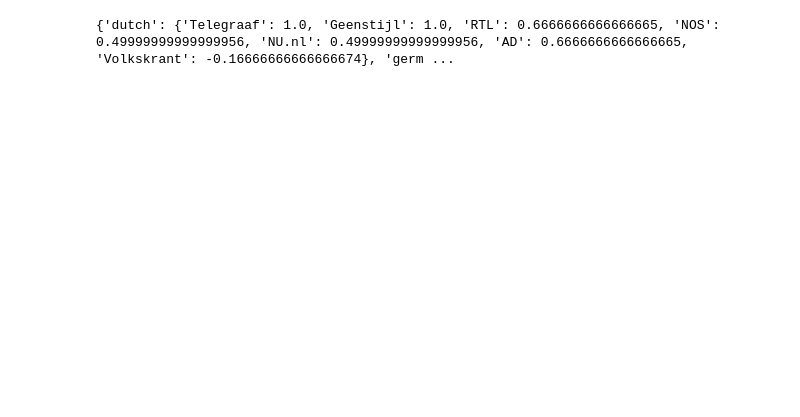
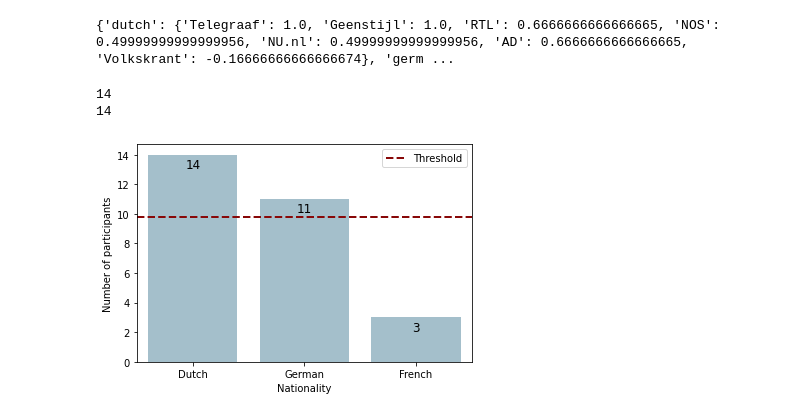
Before and after one commit to teauteau/ir_personalisation, a Jupyter notebook: data_analyzation.ipynb, the cells around one changed output. Drawn from its saved outputs; the diff is of its cells as text; code cells hidden in the pictures; blank space fills up the shorter version.

```diff
--- a/data_analyzation.ipynb
+++ b/data_analyzation.ipynb
@@ -229,3 +229,52 @@ french_df = french_df.fillna(0)
 dutch_df_extended = compute_scores(dutch_df, 'dutch')
 german_df_extended = compute_scores(german_df, 'german')
 french_df_extended = compute_scores(french_df, 'french')
+# %%
+df_together = pd.concat([dutch_df_extended, german_df_extended], ignore_index=True)
+df_together = pd.concat([df_together, french_df_extended], ignore_index=True)
+df_m = df_together[df_together['Gender'] == 'm']  # Male DataFrame
+df_f = df_together[df_together['Gender'] == 'f']  # Female DataFrame
+print(len(df_m))
+print(len(df_f))
+# %% [output]
+14
+14
+# %%
+import pandas as pd
+import seaborn as sns
+import matplotlib.pyplot as plt
+from matplotlib.lines import Line2D  # Import for custom legend line
+
+
+# Assuming 'df' is your pandas DataFrame
+# sns.set_palette("Blues")  # You can use other palettes like "Set1", "viridis", etc.
+
+# Create the count plot
+ax = sns.countplot(x='Nationality', data=df_together, color='#9dc1d2')
+
+# Add labels and title for better readability
+plt.xlabel('Nationality')
+plt.ylabel('Number of participants')
+# plt.title('Count of Each Nationality')
+
+# Annotate each bar with the actual count
+for p in ax.patches:
+    ax.annotate(f'{p.get_height():.0f}',
+                (p.get_x() + p.get_width() / 2., p.get_height()),
+                ha='center', va='center',
+                fontsize=12, color='black',
+                xytext=(0, -10), textcoords='offset points')
+
+threshold_line = ax.axhline(y=9.8, color='#880808', linestyle='--', linewidth=2)
+
+
+# Create a custom legend entry for the threshold line
+custom_legend = [Line2D([0], [0], color='#880808', linestyle='--', linewidth=2, label='Threshold')]
+
+# Add the custom legend to the plot
+ax.legend(handles=custom_legend)
+
+# Show the plot
+plt.show()
+# %% [output]
+[figure, added]
```
Also changed, not shown: parts of 9 cells of this notebook, 9 other files.
